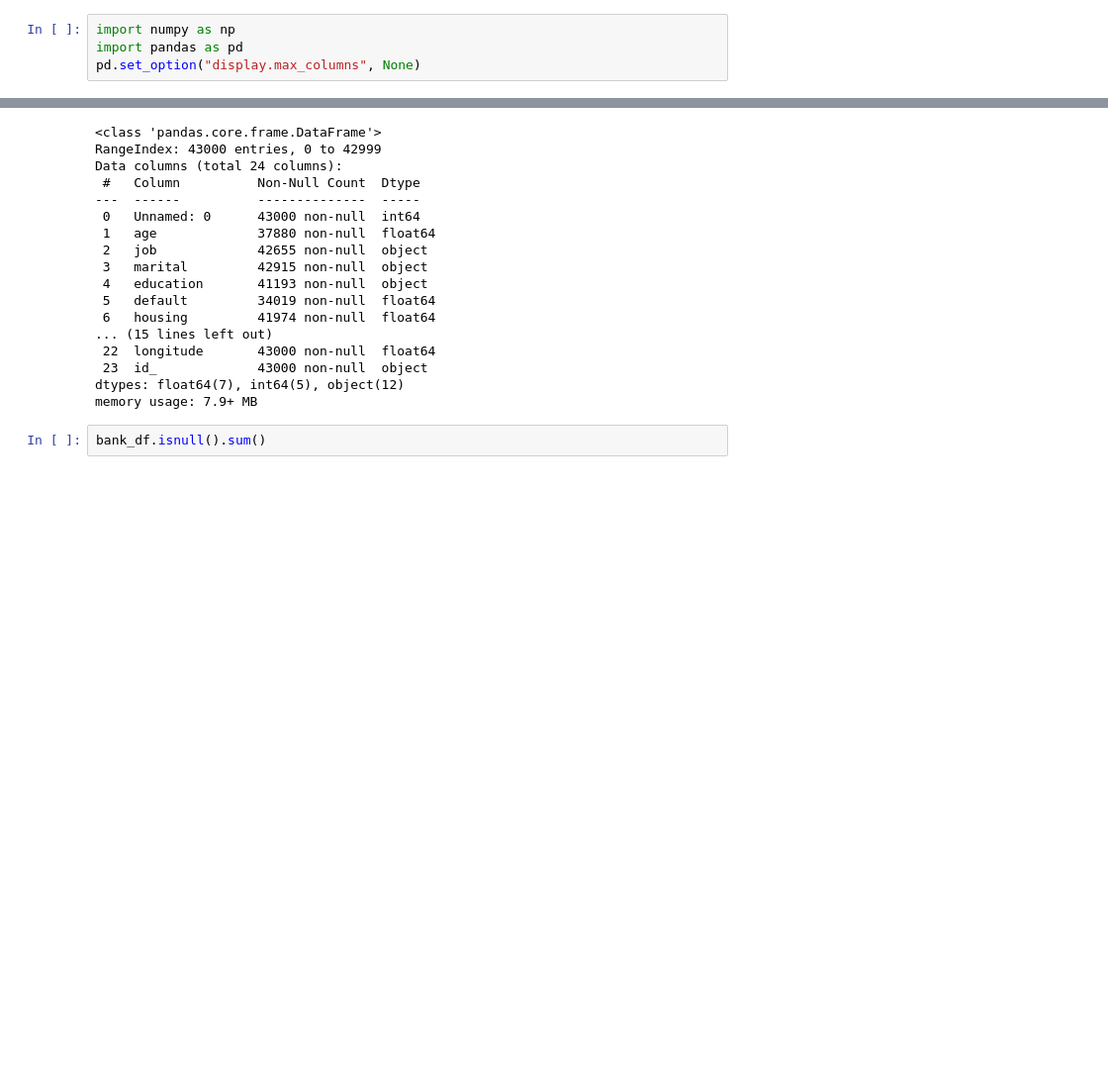
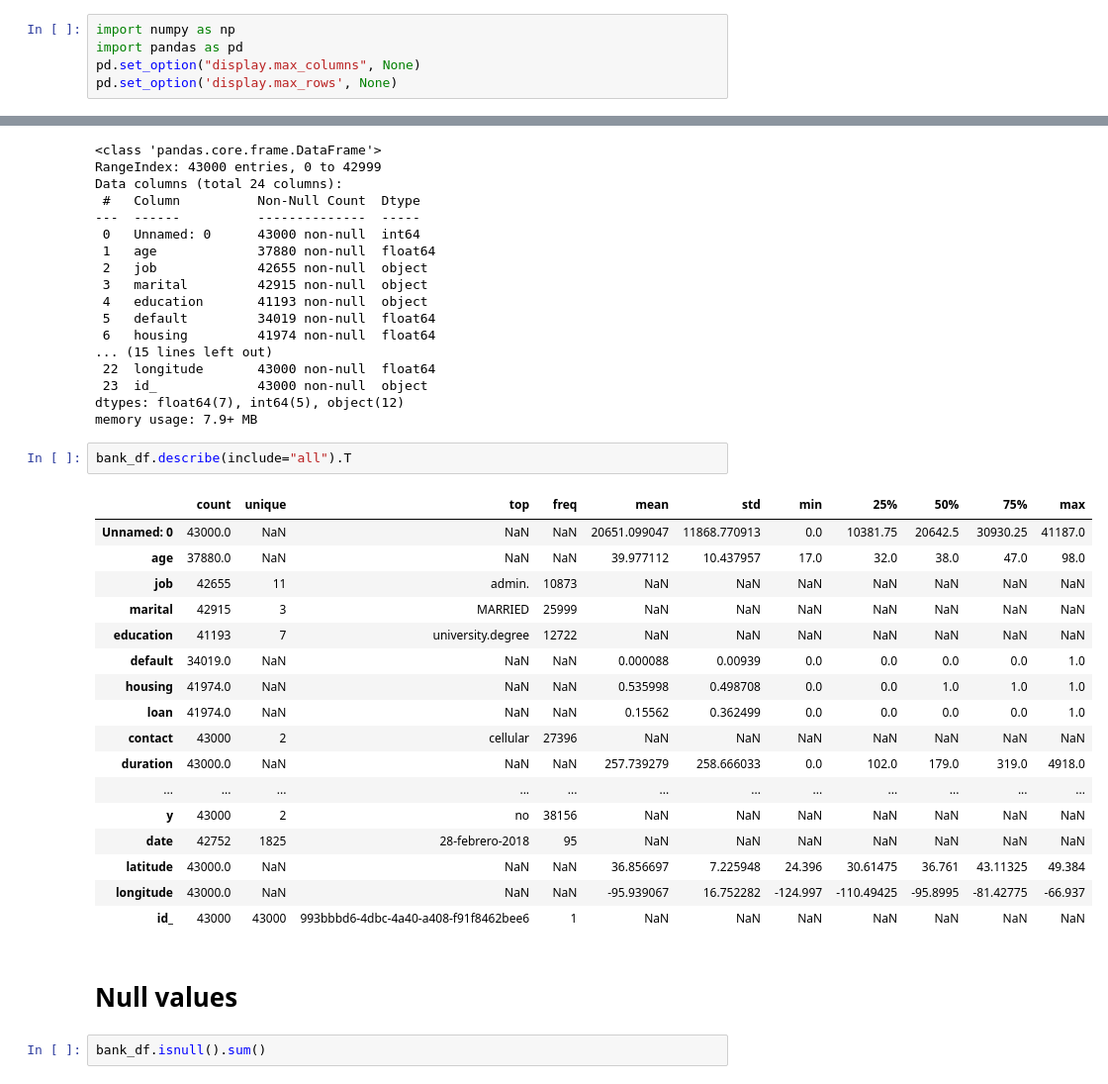
Before and after one commit to Carlos475-create/bank-marketing-eda, a Jupyter notebook: notebooks/01_data_inspection.ipynb, the cells around one changed output, grey strips where cells are left out. Shown at 99% size. Saved outputs shown, nothing was run; the diff lists cells and outputs as text; blank space fills up the shorter version.

```diff
--- a/notebooks/01_data_inspection.ipynb
+++ b/notebooks/01_data_inspection.ipynb
@@ -2,6 +2,7 @@
 import numpy as np
 import pandas as pd
 pd.set_option("display.max_columns", None)
+pd.set_option('display.max_rows', None)
 # %%
 bank_df = pd.read_csv("../data/raw/bank-additional.csv")
 bank_df.head()
@@ -36,6 +39,28 @@ Data columns (total 24 columns):
  23  id_             43000 non-null  object
 dtypes: float64(7), int64(5), object(12)
 memory usage: 7.9+ MB
+# %%
+bank_df.describe(include="all").T
+# %% [output]
+|  | count | unique | top | freq | mean | std | min | 25% | 50% | 75% | max |
+| Unnamed: 0 | 43000.0 | NaN | NaN | NaN | 20651.099047 | 11868.770913 | 0.0 | 10381.75 | 20642.5 | 30930.25 | 41187.0 |
+| age | 37880.0 | NaN | NaN | NaN | 39.977112 | 10.437957 | 17.0 | 32.0 | 38.0 | 47.0 | 98.0 |
+| job | 42655 | 11 | admin. | 10873 | NaN | NaN | NaN | NaN | NaN | NaN | NaN |
+| marital | 42915 | 3 | MARRIED | 25999 | NaN | NaN | NaN | NaN | NaN | NaN | NaN |
+| education | 41193 | 7 | university.degree | 12722 | NaN | NaN | NaN | NaN | NaN | NaN | NaN |
+| default | 34019.0 | NaN | NaN | NaN | 0.000088 | 0.00939 | 0.0 | 0.0 | 0.0 | 0.0 | 1.0 |
+| housing | 41974.0 | NaN | NaN | NaN | 0.535998 | 0.498708 | 0.0 | 0.0 | 1.0 | 1.0 | 1.0 |
+| loan | 41974.0 | NaN | NaN | NaN | 0.15562 | 0.362499 | 0.0 | 0.0 | 0.0 | 0.0 | 1.0 |
+| contact | 43000 | 2 | cellular | 27396 | NaN | NaN | NaN | NaN | NaN | NaN | NaN |
+| duration | 43000.0 | NaN | NaN | NaN | 257.739279 | 258.666033 | 0.0 | 102.0 | 179.0 | 319.0 | 4918.0 |
+| ... | ... | ... | ... | ... | ... | ... | ... | ... | ... | ... | ... |
+| y | 43000 | 2 | no | 38156 | NaN | NaN | NaN | NaN | NaN | NaN | NaN |
+| date | 42752 | 1825 | 28-febrero-2018 | 95 | NaN | NaN | NaN | NaN | NaN | NaN | NaN |
+| latitude | 43000.0 | NaN | NaN | NaN | 36.856697 | 7.225948 | 24.396 | 30.61475 | 36.761 | 43.11325 | 49.384 |
+| longitude | 43000.0 | NaN | NaN | NaN | -95.939067 | 16.752282 | -124.997 | -110.49425 | -95.8995 | -81.42775 | -66.937 |
+| id_ | 43000 | 43000 | 993bbbd6-4dbc-4a40-a408-f91f8462bee6 | 1 | NaN | NaN | NaN | NaN | NaN | NaN | NaN |
+# %% [markdown]
+# Null values
 # %%
 bank_df.isnull().sum()
 # %% [output]
```
Also changed, not shown: parts of 37 cells of this notebook, 1 other file.
